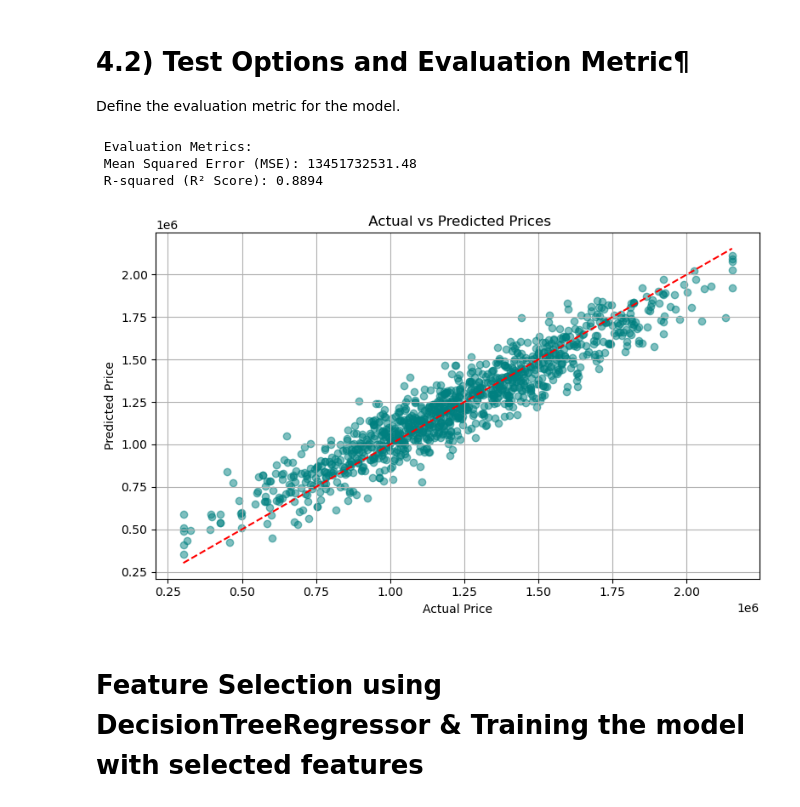
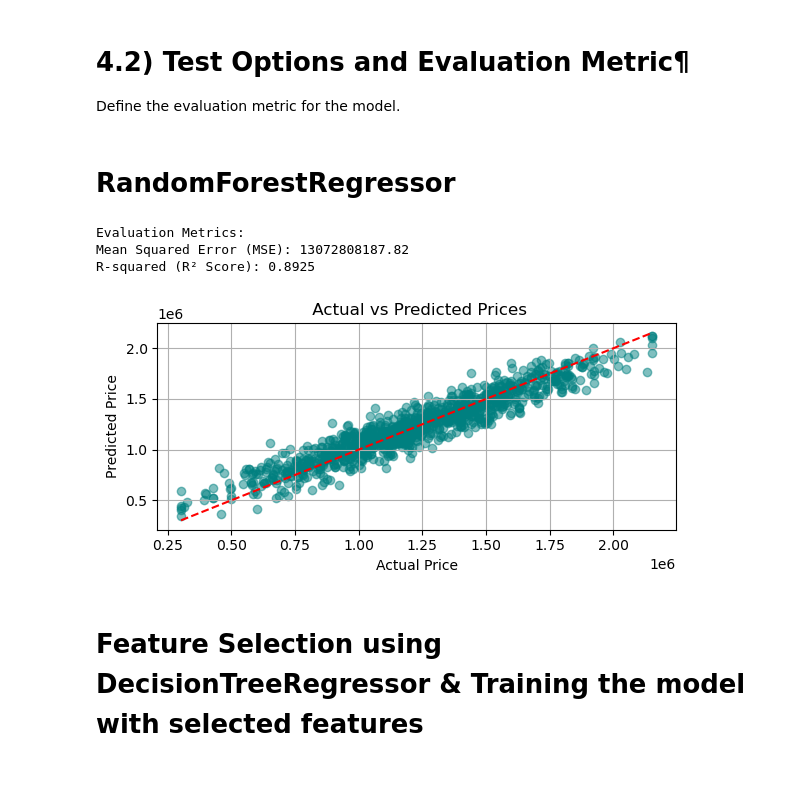
Before and after one commit to RuqayaAli/ML_repo, a Jupyter notebook: ML_Project_Tamplet/ML_Project.ipynb, the cells around one changed output. Saved outputs shown, nothing was run; the diff lists cells and outputs as text; code cells hidden in the pictures; blank space fills up the shorter version.

```diff
--- a/ML_Project_Tamplet/ML_Project.ipynb
+++ b/ML_Project_Tamplet/ML_Project.ipynb
@@ -372,36 +362,43 @@ X_train, X_test, y_train, y_test = train_test_split(
 # %% [markdown]
 # 4.2) Test Options and Evaluation Metric¶
 Define the evaluation metric for the model.
+# %% [markdown]
+# RandomForestRegressor
 # %%
 
+from sklearn.ensemble import RandomForestRegressor
+from sklearn.metrics import mean_squared_error, r2_score
+
+selected_features = ["Avg. Area Income", "Avg. Area House Age", "Area Population", "Avg. Area Number of Rooms"]
+
 model = RandomForestRegressor(random_state=42)
-model.fit(X_train, y_train)
+model.fit(X_train[selected_features], y_train)
 
-y_pred = model.predict(X_test)
+y_pred = model.predict(X_test[selected_features])
 
 mse = mean_squared_error(y_test, y_pred)
 r2 = r2_score(y_test, y_pred)
 
-print(" Evaluation Metrics:")
-print(f" Mean Squared Error (MSE): {mse:.2f}")
-print(f" R-squared (R² Score): {r2:.4f}")
+print("Evaluation Metrics:")
+print(f"Mean Squared Error (MSE): {mse:.2f}")
+print(f"R-squared (R² Score): {r2:.4f}")
 # %% [output]
- Evaluation Metrics:
- Mean Squared Error (MSE): 13451732531.48
- R-squared (R² Score): 0.8894
+Evaluation Metrics:
+Mean Squared Error (MSE): 13072808187.82
+R-squared (R² Score): 0.8925
 # %%
 
-plt.figure(figsize=(8, 5))
+plt.figure(figsize=(6, 3))
 plt.scatter(y_test, y_pred, alpha=0.5, color='teal')
 plt.plot([y_test.min(), y_test.max()], [y_test.min(), y_test.max()], '--r')
 plt.title(" Actual vs Predicted Prices")
 plt.xlabel("Actual Price")
 plt.ylabel("Predicted Price")
 plt.grid(True)
 plt.tight_layout()
 plt.show()
 # %% [output]
-[figure, old version]
+[figure, new version]
 # %% [markdown]
 # Feature Selection using DecisionTreeRegressor & Training the model with selected features
 # %%
```
Also changed, not shown: parts of 18 cells of this notebook.
